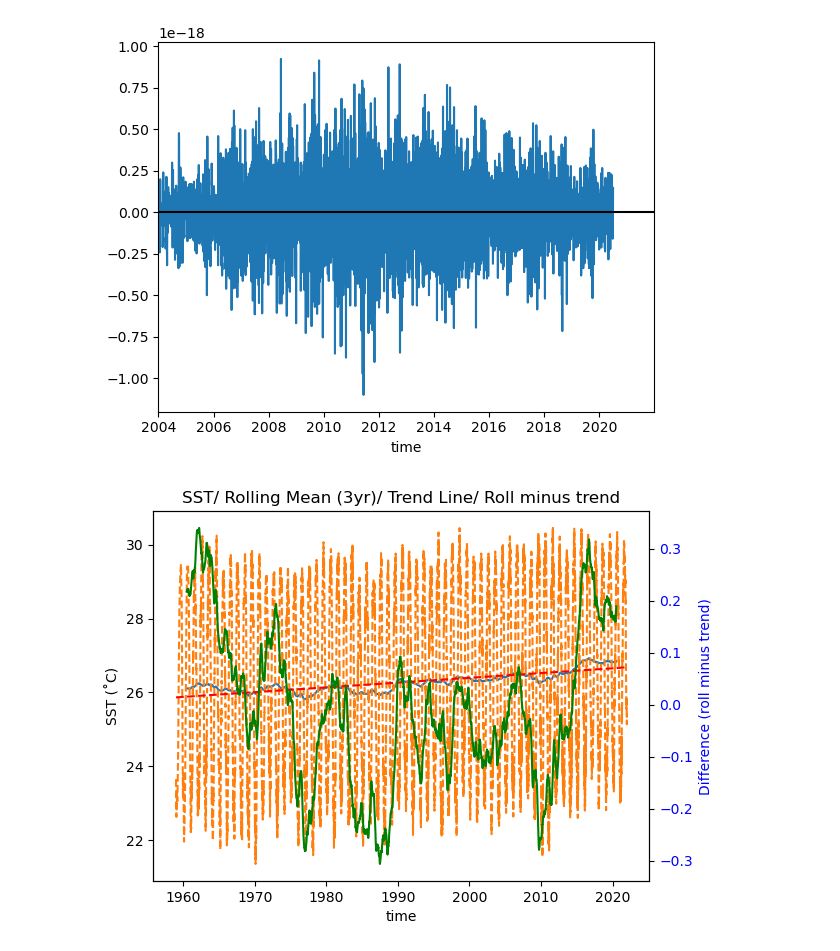
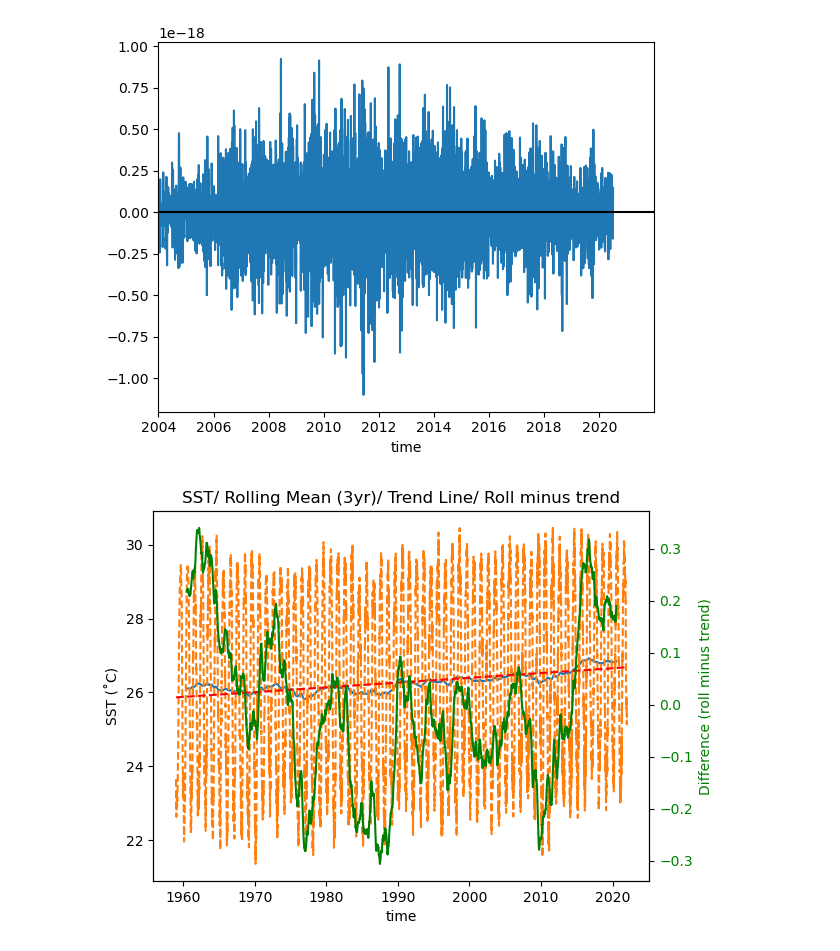
Before and after one commit to shanicetbailey/MHW-gfdl, a Jupyter notebook: 03-trend-lines.ipynb, the cells around one changed output. Cells and saved outputs as stored; diff of their text form; code cells hidden in the pictures.

Commit message:
plotted trend lines of all vars, need to plot rolling mean diff from trend line

```diff
--- a/03-trend-lines.ipynb
+++ b/03-trend-lines.ipynb
@@ -278,14 +286,14 @@ plt.xlim(d2ydx2.time.sel(time='2004', method='nearest'), d2ydx2.time.isel(time=-
 # %%
 fig, ax0 = plt.subplots()
 sst_dai.rolling(time=1095, center=True).mean('time').mean(['latitude', 'longitude']).plot(ax=ax0)
 sst_dai.mean(['latitude', 'longitude']).plot(linestyle='dashed', ax=ax0)
 ax0.plot(sst_dai.time, trend_line_lr, color='r', linestyle='dashed')
 ax0.tick_params(axis='y', labelcolor='k')
 ax0.set_ylabel('SST (˚C)')
 ax1 = ax0.twinx()  # Create a twin Axes sharing the x-axis
 roll_minus_trend.plot(color='green', ax=ax1)
-ax1.set_ylabel('Difference (roll minus trend)', color='blue')
-ax1.tick_params(axis='y', labelcolor='blue')
+ax1.set_ylabel('Difference (roll minus trend)', color='green')
+ax1.tick_params(axis='y', labelcolor='green')
 plt.title('SST/ Rolling Mean (3yr)/ Trend Line/ Roll minus trend');
 # %% [output]
-[figure, old version]
+[figure, new version]
```
Also changed, not shown: parts of 32 cells of this notebook.
